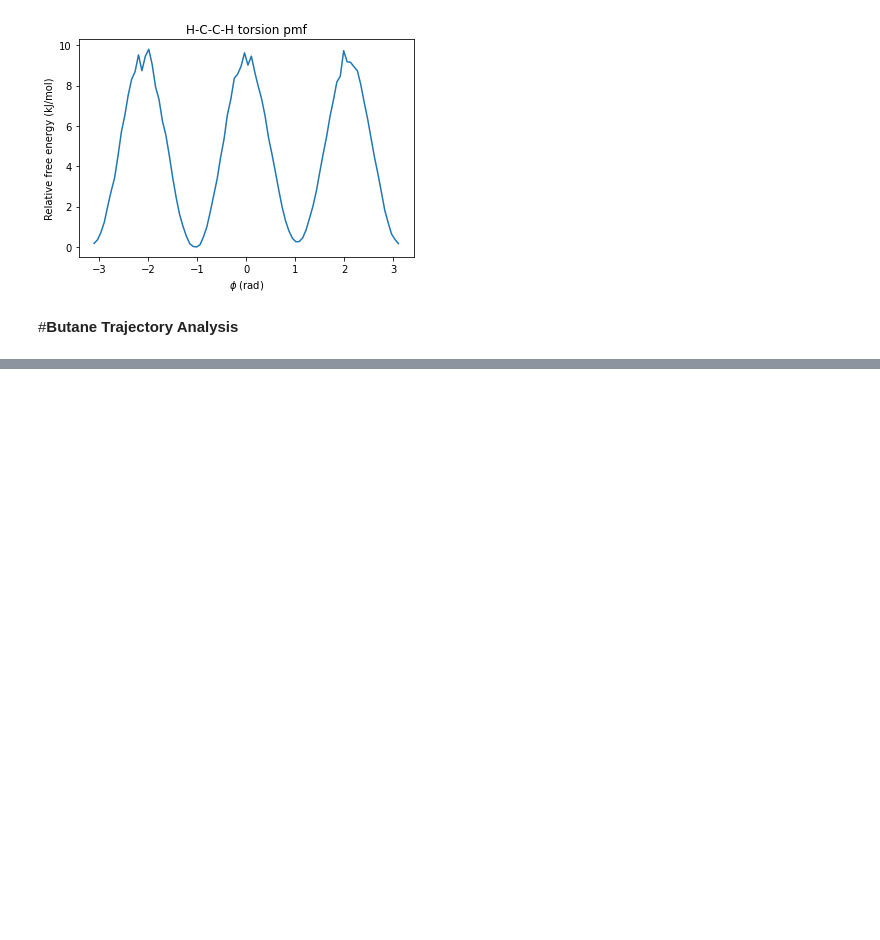
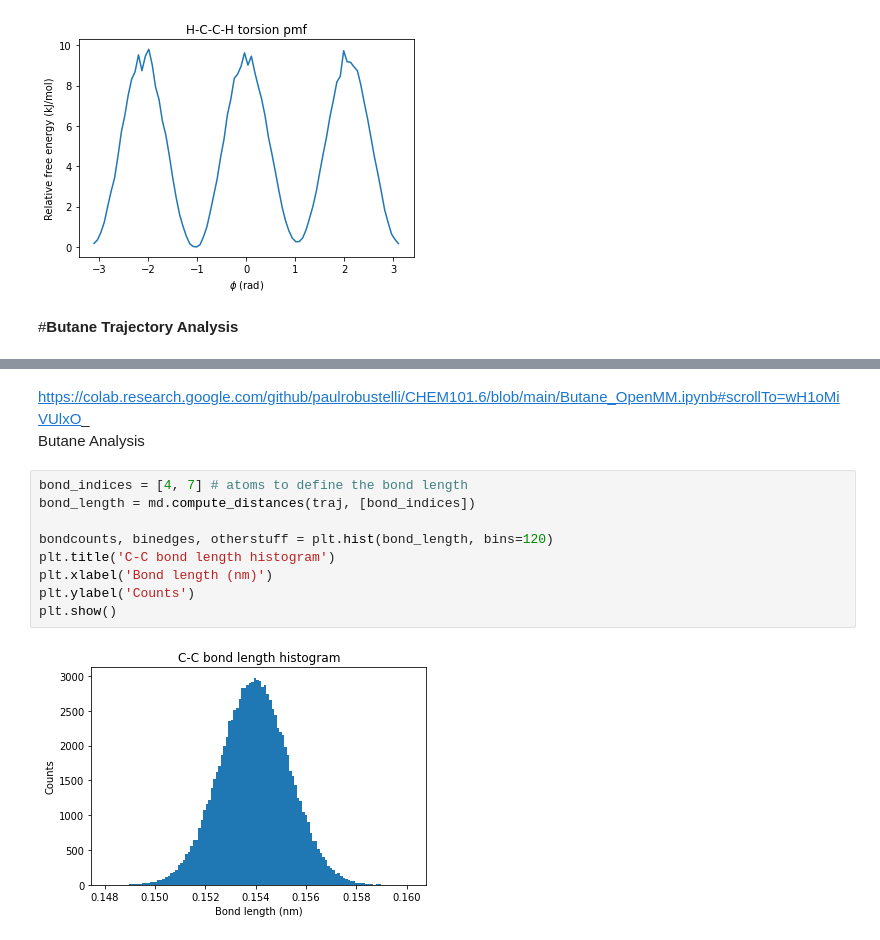
Before and after one commit to Franklinyeruan/CHEM101.6, a Jupyter notebook: Wk1_Basic_Alkanes_Simulation.ipynb, the cells around one changed output, grey strips where cells are left out. Drawn from its saved outputs; the diff is of its cells as text; blank space fills up the shorter version.

```diff
--- a/Wk1_Basic_Alkanes_Simulation.ipynb
+++ b/Wk1_Basic_Alkanes_Simulation.ipynb
@@ -522,0 +523,14 @@ plt.show()
+# %% [markdown]
+https://colab.research.google.com/github/paulrobustelli/CHEM101.6/blob/main/Butane_OpenMM.ipynb#scrollTo=wH1oMiVUlxO_ <Br>
+Butane Analysis
+# %%
+bond_indices = [4, 7] # atoms to define the bond length
+bond_length = md.compute_distances(traj, [bond_indices])
+
+bondcounts, binedges, otherstuff = plt.hist(bond_length, bins=120)
+plt.title('C-C bond length histogram')
+plt.xlabel('Bond length (nm)')
+plt.ylabel('Counts')
+plt.show()
+# %% [output]
+[figure, added]
```
Also changed, not shown: parts of 14 cells of this notebook.
